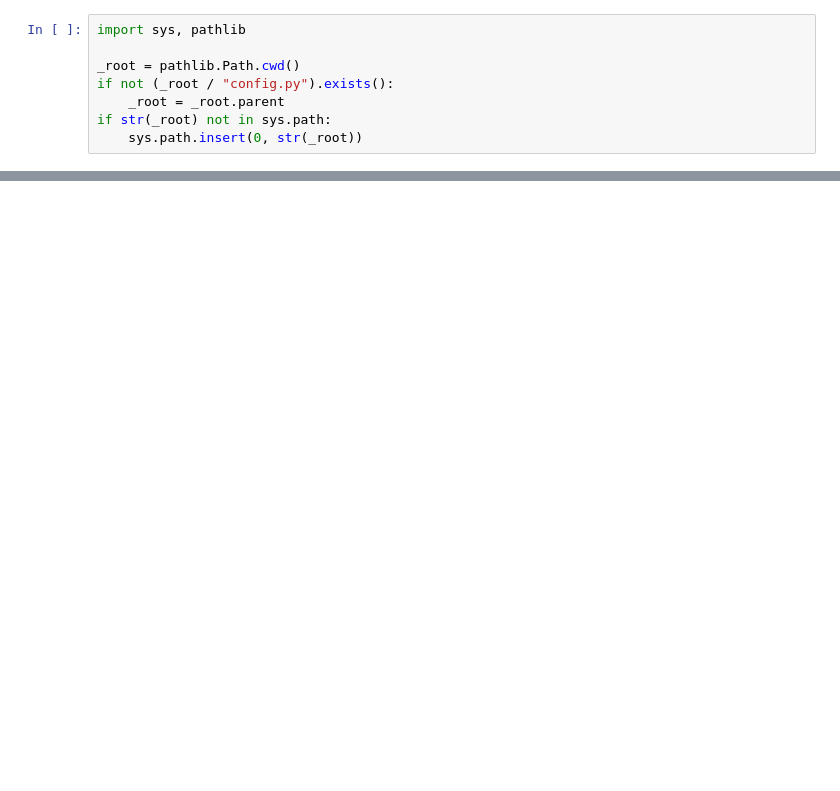
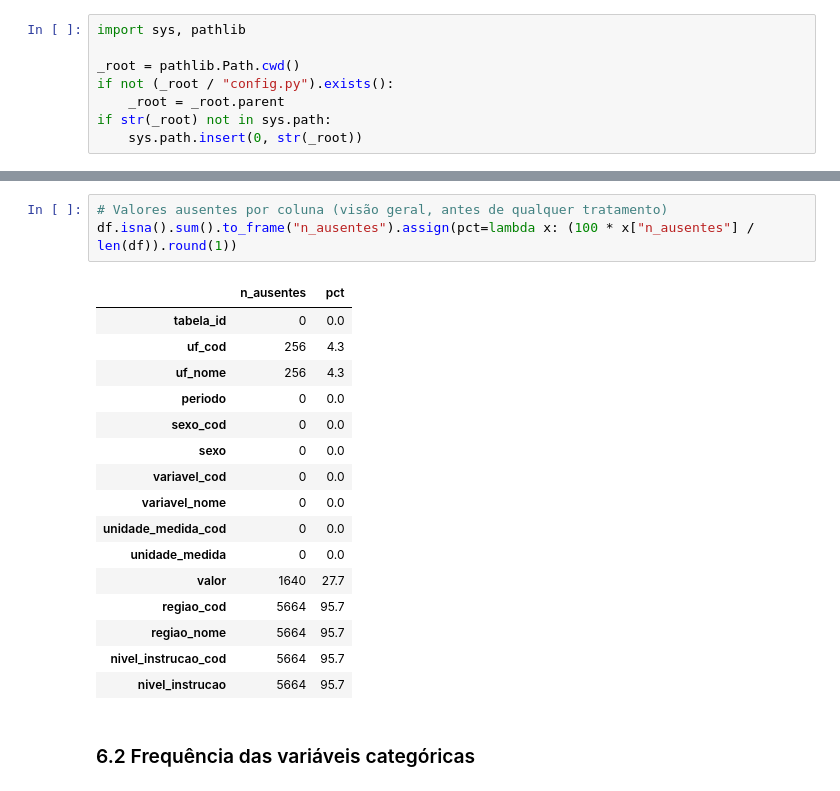
Before and after one commit to GabrielEduardoBrambilla/Trabalho_Integrador_6, a Jupyter notebook: notebooks/02_silver.ipynb, the cells around one changed output, grey strips where cells are left out. Saved outputs shown, nothing was run; the diff lists cells and outputs as text; blank space fills up the shorter version.

```diff
--- a/notebooks/02_silver.ipynb
+++ b/notebooks/02_silver.ipynb
@@ -38,0 +327,22 @@ df_pnad.head()
+# %%
+# Valores ausentes por coluna (visão geral, antes de qualquer tratamento)
+df.isna().sum().to_frame("n_ausentes").assign(pct=lambda x: (100 * x["n_ausentes"] / len(df)).round(1))
+# %% [output]
+|  | n_ausentes | pct |
+| tabela_id | 0 | 0.0 |
+| uf_cod | 256 | 4.3 |
+| uf_nome | 256 | 4.3 |
+| periodo | 0 | 0.0 |
+| sexo_cod | 0 | 0.0 |
+| sexo | 0 | 0.0 |
+| variavel_cod | 0 | 0.0 |
+| variavel_nome | 0 | 0.0 |
+| unidade_medida_cod | 0 | 0.0 |
+| unidade_medida | 0 | 0.0 |
+| valor | 1640 | 27.7 |
+| regiao_cod | 5664 | 95.7 |
+| regiao_nome | 5664 | 95.7 |
+| nivel_instrucao_cod | 5664 | 95.7 |
+| nivel_instrucao | 5664 | 95.7 |
+# %% [markdown]
+### 6.2 Frequência das variáveis categóricas
```
Also changed, not shown: parts of 77 cells of this notebook, 10 other files.
